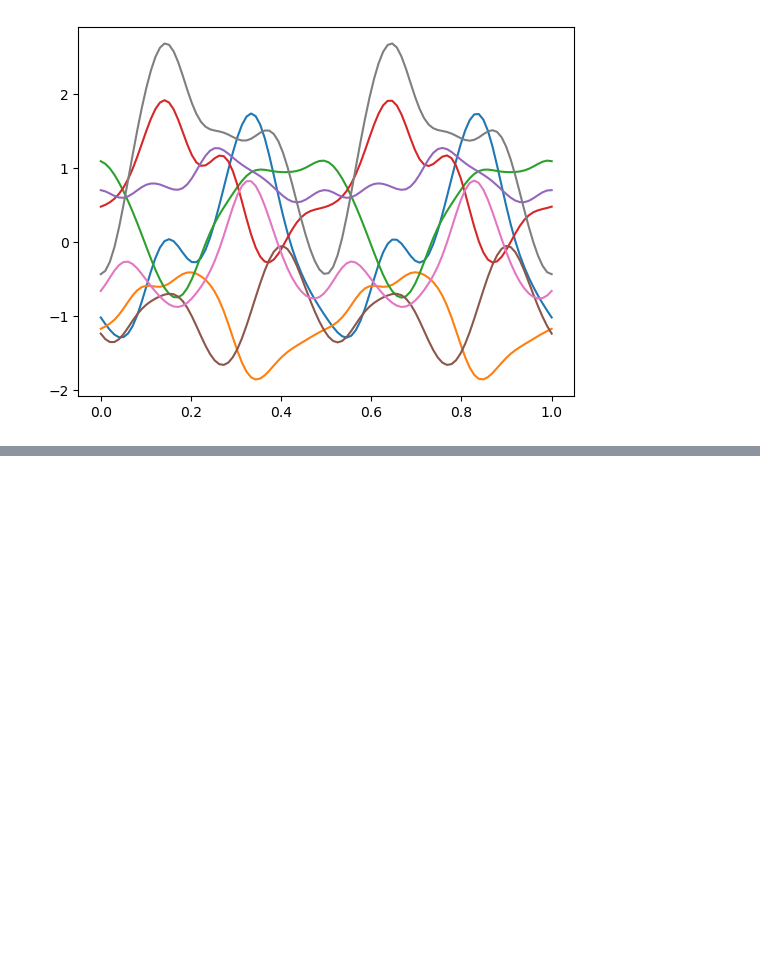
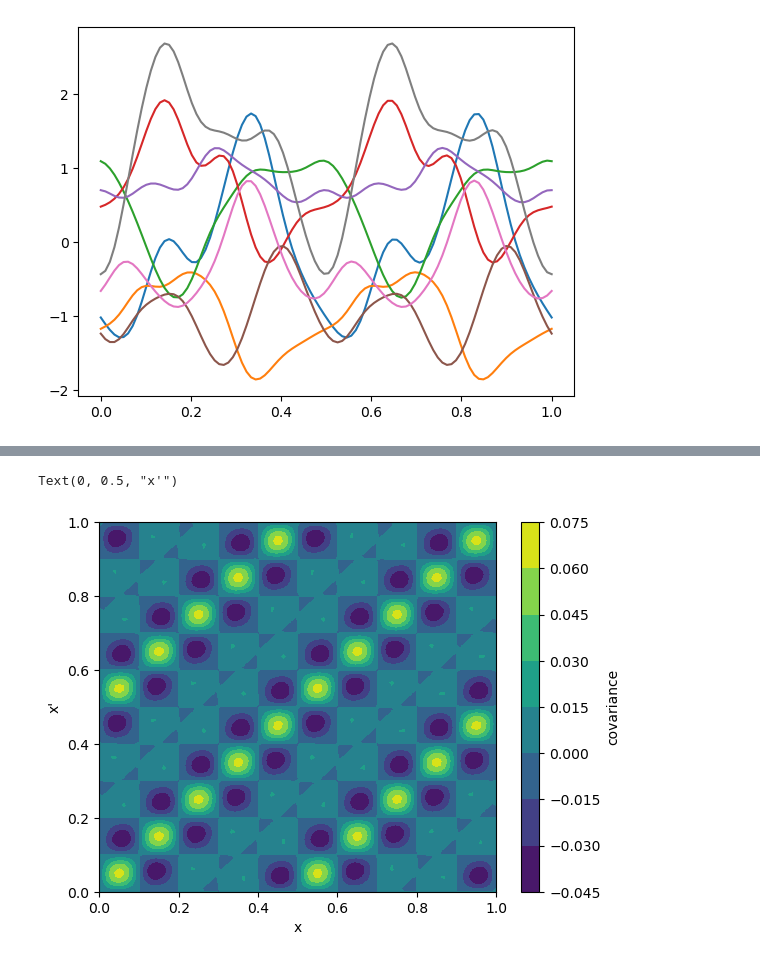
Before and after one commit to NiklasSchaaf/UQ_2023, a Jupyter notebook: homework_11/hw11_nik.ipynb, the cells around one changed output, grey strips where cells are left out. Cells and saved outputs as stored; diff of their text form; code cells hidden in the pictures; blank space fills up the shorter version.

```diff
--- a/homework_11/hw11_nik.ipynb
+++ b/homework_11/hw11_nik.ipynb
@@ -81,0 +104,8 @@ plt.scatter(data[0],data[1])
+# %%
+plt.contourf(X, X_prime, cov)
+plt.colorbar(label = 'covariance')
+plt.xlabel('x')
+plt.ylabel('x\'')
+# %% [output]
+Text(0, 0.5, "x'")
+[figure, added]
```
Also changed, not shown: parts of 4 cells of this notebook.
